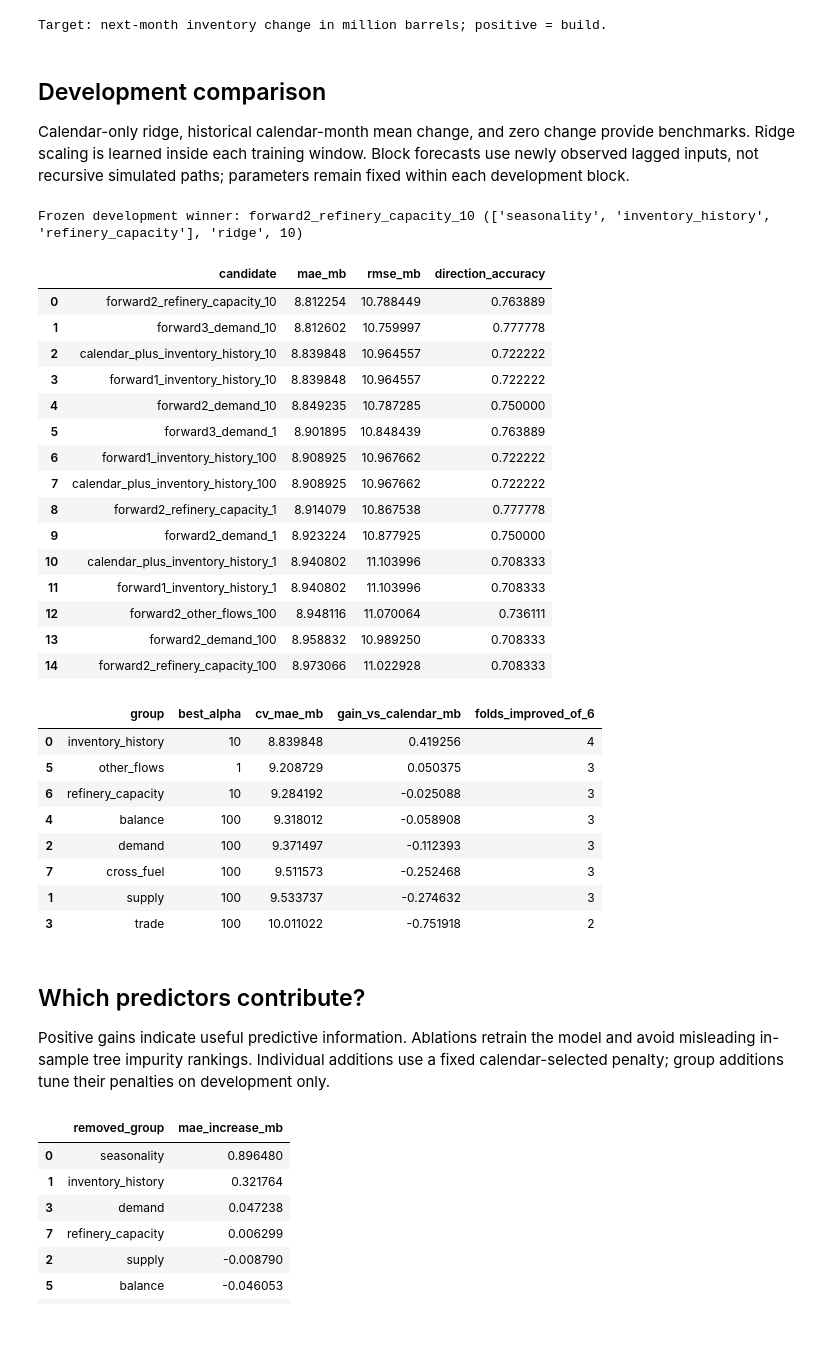
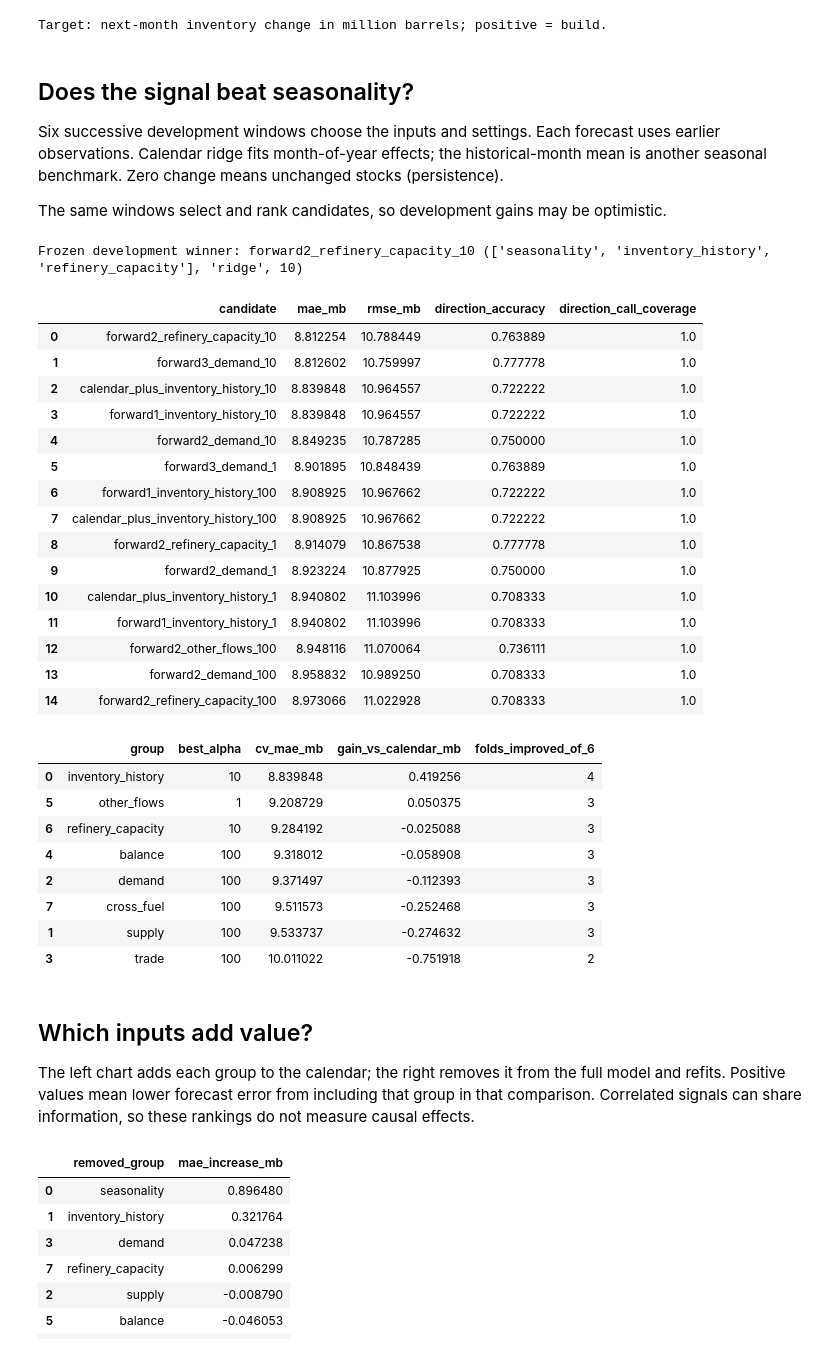
Before and after one commit to calvinchou711/US_SND_CRUDE, a Jupyter notebook: predictors_crude.ipynb, the cells around one changed output. Cells and saved outputs as stored; diff of their text form; code cells hidden in the pictures.

Commit message:
Shorten predictor analysis and clarify trading signal comparisons

```diff
--- a/predictors_crude.ipynb
+++ b/predictors_crude.ipynb
@@ -143,8 +137,11 @@ print('Target: next-month inventory change in million barrels; positive = build.
 | 5 | 6 | 159 | 2023-07-01 | 2024-06-01 | 12 |
 Target: next-month inventory change in million barrels; positive = build.
 # %% [markdown]
-## Development comparison
-Calendar-only ridge, historical calendar-month mean change, and zero change provide benchmarks. Ridge scaling is learned inside each training window. Block forecasts use newly observed lagged inputs, not recursive simulated paths; parameters remain fixed within each development block.
+## Does the signal beat seasonality?
+
+Six successive development windows choose the inputs and settings. Each forecast uses earlier observations. Calendar ridge fits month-of-year effects; the historical-month mean is another seasonal benchmark. Zero change means unchanged stocks (persistence).
+
+The same windows select and rank candidates, so development gains may be optimistic.
 # %%
 def estimator(kind, alpha):
     if kind == 'ridge':
@@ -172,7 +169,8 @@ def evaluate(group_names, kind='ridge', alpha=10, blocks=None, design=None):
 def metrics(pred):
     return {'mae_mb': mean_absolute_error(pred.actual, pred.predicted),
             'rmse_mb': np.sqrt(mean_squared_error(pred.actual, pred.predicted)),
-            'direction_accuracy': np.mean(np.sign(pred.actual) == np.sign(pred.predicted))}
+            'direction_accuracy': (np.mean(np.sign(pred.actual[pred.predicted.ne(0)]) == np.sign(pred.predicted[pred.predicted.ne(0)])) if pred.predicted.ne(0).any() else np.nan),
+            'direction_call_coverage': np.mean(pred.predicted.ne(0))}
 
 records, specs, cv_predictions = [], {}, {}
 def candidate(name, gs, kind='ridge', alpha=10):
@@ -195,49 +193,49 @@ leaderboard = pd.DataFrame(records).sort_values('mae_mb').reset_index(drop=True)
 chosen = ['seasonality']
 for step in range(3):
     options = []
     for group in groups:
         if group in chosen: continue
         for alpha in [1, 10, 100]:
             name = f'forward{step+1}_{group}_{alpha}'
             candidate(name, chosen+[group], alpha=alpha)
             options.append(records[-1])
     best = min(options, key=lambda r:r['mae_mb'])
     chosen = specs[best['candidate']][0]
 leaderboard = pd.DataFrame(records).sort_values('mae_mb').reset_index(drop=True)
 winner = leaderboard.iloc[0].candidate
 print('Frozen development winner:', winner, specs[winner])
 display(leaderboard.head(15))
 # Rank group additions against the best calendar-only specification.
 calendar_name = min([k for k in specs if k.startswith('calendar_ridge')], key=lambda k: metrics(cv_predictions[k])['mae_mb'])
 calendar_mae = metrics(cv_predictions[calendar_name])['mae_mb']
 addition = []
 for group in list(groups)[1:]:
     names = [f'calendar_plus_{group}_{a}' for a in [1,10,100]]
     best = min(names, key=lambda k: metrics(cv_predictions[k])['mae_mb'])
     p = cv_predictions[best]
     diffs = p.assign(gain=np.abs(cv_predictions[calendar_name].actual-cv_predictions[calendar_name].predicted)-np.abs(p.actual-p.predicted)).groupby('fold').gain.mean()
     addition.append({'group': group, 'best_alpha': specs[best][2], 'cv_mae_mb': metrics(p)['mae_mb'],
                      'gain_vs_calendar_mb': calendar_mae-metrics(p)['mae_mb'], 'folds_improved_of_6': int((diffs>0).sum())})
 addition = pd.DataFrame(addition).sort_values('gain_vs_calendar_mb', ascending=False)
 display(addition)
 # %% [output]
 Frozen development winner: forward2_refinery_capacity_10 (['seasonality', 'inventory_history', 'refinery_capacity'], 'ridge', 10)
-|  | candidate | mae_mb | rmse_mb | direction_accuracy |
-| 0 | forward2_refinery_capacity_10 | 8.812254 | 10.788449 | 0.763889 |
-| 1 | forward3_demand_10 | 8.812602 | 10.759997 | 0.777778 |
-| 2 | calendar_plus_inventory_history_10 | 8.839848 | 10.964557 | 0.722222 |
-| 3 | forward1_inventory_history_10 | 8.839848 | 10.964557 | 0.722222 |
-| 4 | forward2_demand_10 | 8.849235 | 10.787285 | 0.750000 |
-| 5 | forward3_demand_1 | 8.901895 | 10.848439 | 0.763889 |
-| 6 | forward1_inventory_history_100 | 8.908925 | 10.967662 | 0.722222 |
-| 7 | calendar_plus_inventory_history_100 | 8.908925 | 10.967662 | 0.722222 |
-| 8 | forward2_refinery_capacity_1 | 8.914079 | 10.867538 | 0.777778 |
-| 9 | forward2_demand_1 | 8.923224 | 10.877925 | 0.750000 |
-| 10 | calendar_plus_inventory_history_1 | 8.940802 | 11.103996 | 0.708333 |
-| 11 | forward1_inventory_history_1 | 8.940802 | 11.103996 | 0.708333 |
-| 12 | forward2_other_flows_100 | 8.948116 | 11.070064 | 0.736111 |
-| 13 | forward2_demand_100 | 8.958832 | 10.989250 | 0.708333 |
-| 14 | forward2_refinery_capacity_100 | 8.973066 | 11.022928 | 0.708333 |
+|  | candidate | mae_mb | rmse_mb | direction_accuracy | direction_call_coverage |
+| 0 | forward2_refinery_capacity_10 | 8.812254 | 10.788449 | 0.763889 | 1.0 |
+| 1 | forward3_demand_10 | 8.812602 | 10.759997 | 0.777778 | 1.0 |
+| 2 | calendar_plus_inventory_history_10 | 8.839848 | 10.964557 | 0.722222 | 1.0 |
+| 3 | forward1_inventory_history_10 | 8.839848 | 10.964557 | 0.722222 | 1.0 |
+| 4 | forward2_demand_10 | 8.849235 | 10.787285 | 0.750000 | 1.0 |
+| 5 | forward3_demand_1 | 8.901895 | 10.848439 | 0.763889 | 1.0 |
+| 6 | forward1_inventory_history_100 | 8.908925 | 10.967662 | 0.722222 | 1.0 |
+| 7 | calendar_plus_inventory_history_100 | 8.908925 | 10.967662 | 0.722222 | 1.0 |
+| 8 | forward2_refinery_capacity_1 | 8.914079 | 10.867538 | 0.777778 | 1.0 |
+| 9 | forward2_demand_1 | 8.923224 | 10.877925 | 0.750000 | 1.0 |
+| 10 | calendar_plus_inventory_history_1 | 8.940802 | 11.103996 | 0.708333 | 1.0 |
+| 11 | forward1_inventory_history_1 | 8.940802 | 11.103996 | 0.708333 | 1.0 |
+| 12 | forward2_other_flows_100 | 8.948116 | 11.070064 | 0.736111 | 1.0 |
+| 13 | forward2_demand_100 | 8.958832 | 10.989250 | 0.708333 | 1.0 |
+| 14 | forward2_refinery_capacity_100 | 8.973066 | 11.022928 | 0.708333 | 1.0 |
 |  | group | best_alpha | cv_mae_mb | gain_vs_calendar_mb | folds_improved_of_6 |
 | 0 | inventory_history | 10 | 8.839848 | 0.419256 | 4 |
 | 5 | other_flows | 1 | 9.208729 | 0.050375 | 3 |
@@ -248,8 +246,9 @@ Frozen development winner: forward2_refinery_capacity_10 (['seasonality', 'inven
 | 1 | supply | 100 | 9.533737 | -0.274632 | 3 |
 | 3 | trade | 100 | 10.011022 | -0.751918 | 2 |
 # %% [markdown]
-## Which predictors contribute?
-Positive gains indicate useful predictive information. Ablations retrain the model and avoid misleading in-sample tree impurity rankings. Individual additions use a fixed calendar-selected penalty; group additions tune their penalties on development only.
+## Which inputs add value?
+
+The left chart adds each group to the calendar; the right removes it from the full model and refits. Positive values mean lower forecast error from including that group in that comparison. Correlated signals can share information, so these rankings do not measure causal effects.
 # %%
 # Retrained group ablations: loss of skill after removing a group from full ridge.
 full_name = min([f'all_ridge_{a}' for a in [1,10,100]], key=lambda k: metrics(cv_predictions[k])['mae_mb'])
```
Also changed, not shown: parts of 7 cells of this notebook, 1 other file.
